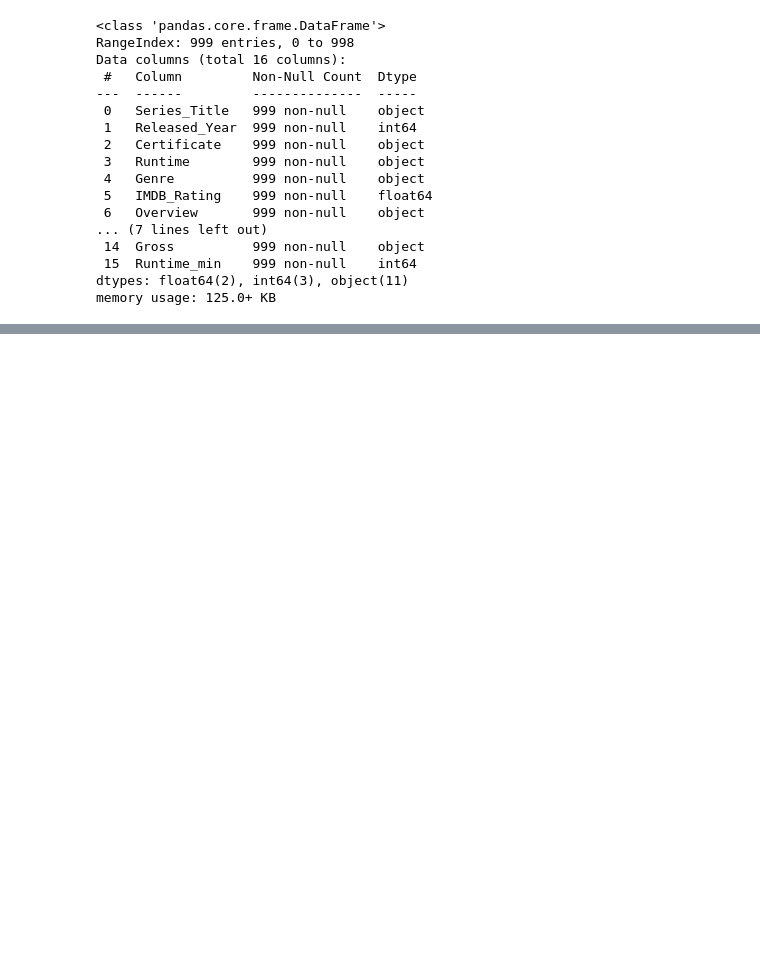
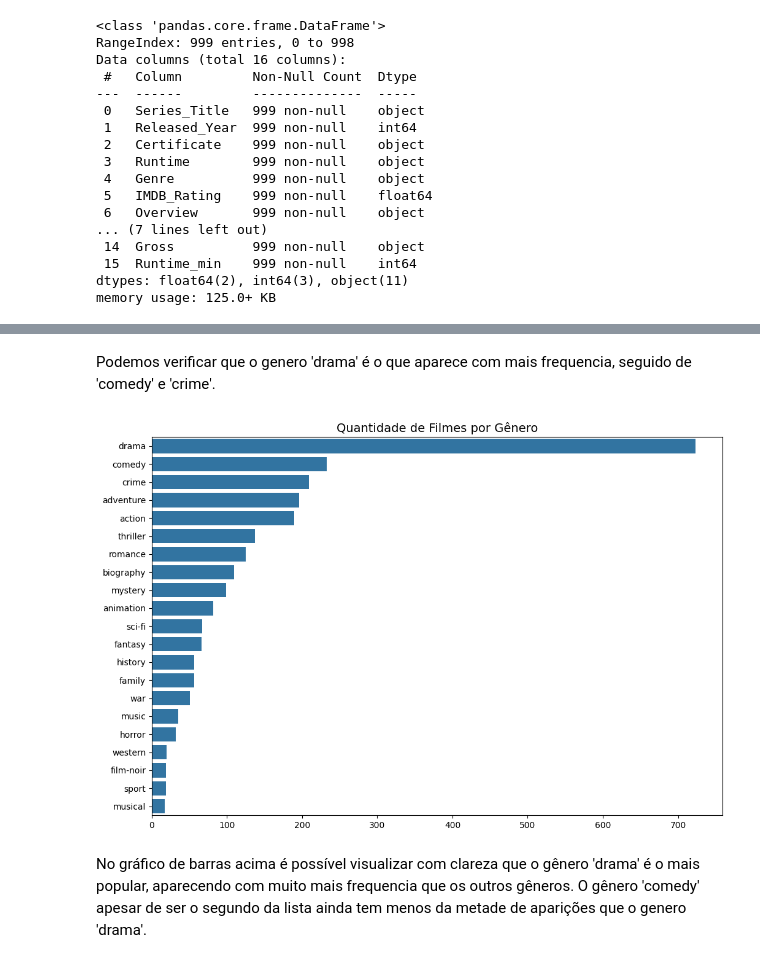
Before and after one commit to anneaiad/LH_CD_ANNE_PIMENTEL, a Jupyter notebook: desafio_indicium_cd.ipynb, the cells around one changed output, grey strips where cells are left out. Drawn from its saved outputs; the diff is of its cells as text; code cells hidden in the pictures; blank space fills up the shorter version.

```diff
--- a/desafio_indicium_cd.ipynb
+++ b/desafio_indicium_cd.ipynb
@@ -283,0 +433,13 @@ dados_tratados.to_csv('dados_tratados_desafio_indicium.csv', index=False)
+# %%
+# Separar a coluna 'Genre' em listas para auxiliar na contagem dos gêneros
+dados_tratados['Genre_split'] = dados_tratados['Genre'].str.split(', ')
+# %%
+# Explodir as listas para criar novas linhas com valor único
+dados_genero = dados_tratados.explode('Genre_split')
+# %%
+# Limpando os espaços para garantir valores únicos
+dados_genero['Genre_split'] = dados_genero['Genre_split'].fillna('').astype(str).str.strip()
+# %%
+# Contagem de gênero
+genero_contagem = dados_genero['Genre_split'].value_counts()
+print(genero_contagem)
@@ -283,0 +464,14 @@ dados_tratados.to_csv('dados_tratados_desafio_indicium.csv', index=False)
+# %% [markdown]
+Podemos verificar que o genero 'drama' é o que aparece com mais frequencia, seguido de 'comedy' e 'crime'.
+# %%
+# Criando um gráfico de barras para representar a quantidade de filmes por gênero
+plt.figure(figsize=(12,8))
+sns.barplot(y=genero_contagem.index, x=genero_contagem.values)
+plt.title('Quantidade de Filmes por Gênero', fontsize=14)
+plt.xlabel('')
+plt.ylabel('')
+plt.show()
+# %% [output]
+[figure, added]
+# %% [markdown]
+No gráfico de barras acima é possível visualizar com clareza que o gênero 'drama' é o mais popular, aparecendo com muito mais frequencia que os outros gêneros. O gênero 'comedy' apesar de ser o segundo da lista ainda tem menos da metade de aparições que o genero 'drama'.
```
Also changed, not shown: parts of 71 cells of this notebook.
